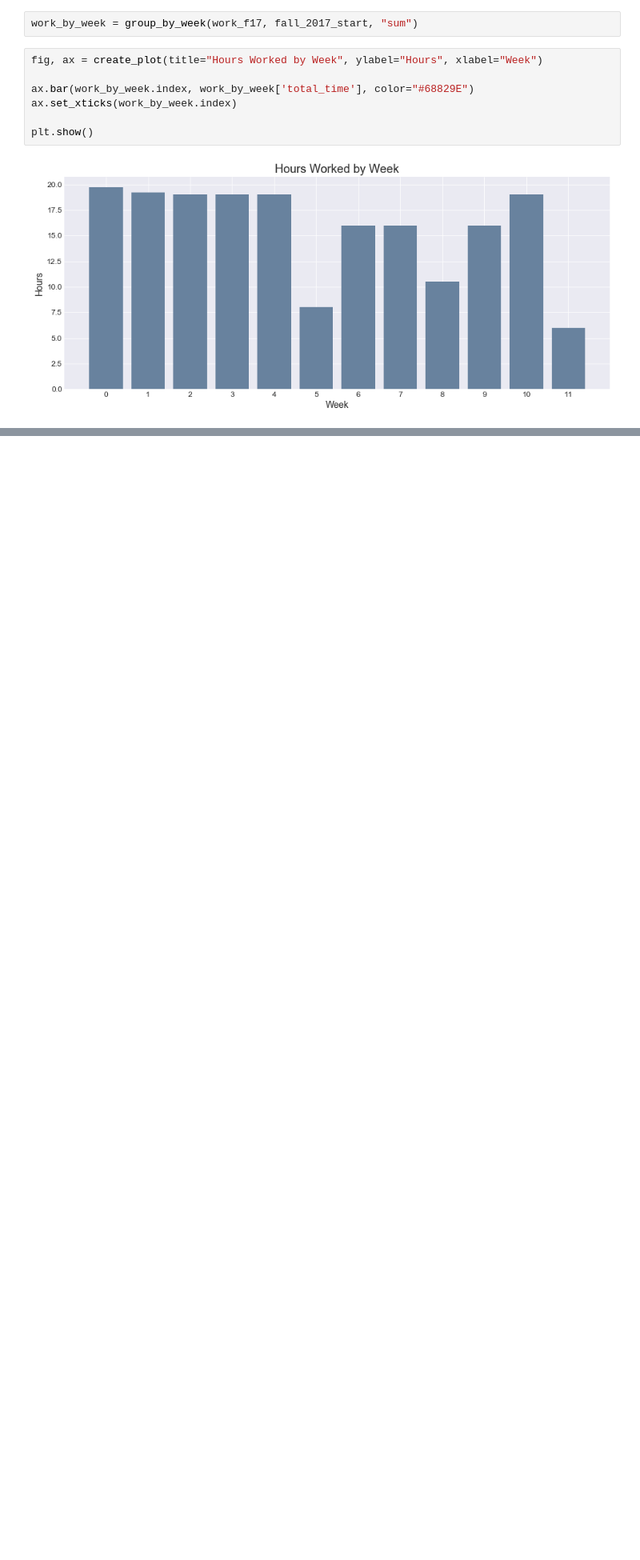
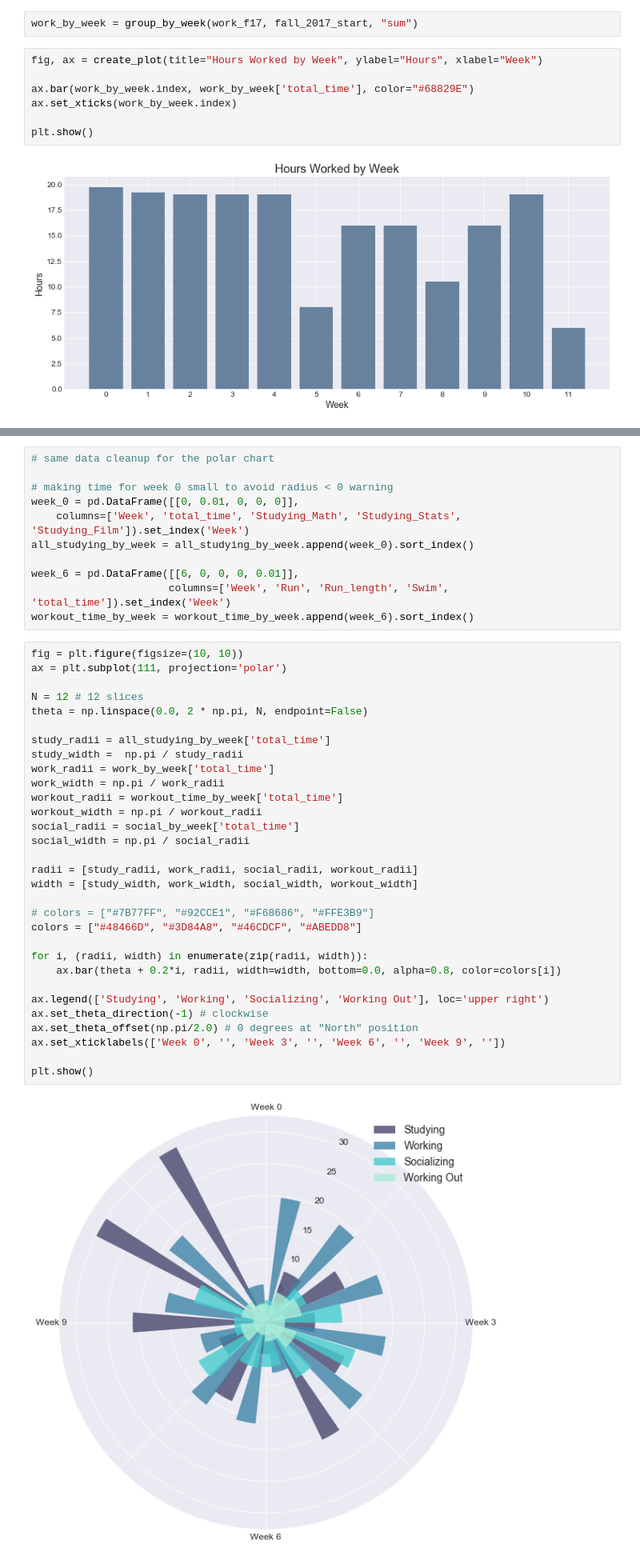
Before and after one commit to ashleyshine/ticktock, a Jupyter notebook: Tracking-Time.ipynb, the cells around one changed output, grey strips where cells are left out. Shown at 80% size. Saved outputs shown, nothing was run; the diff lists cells and outputs as text; blank space fills up the shorter version.

```diff
--- a/Tracking-Time.ipynb
+++ b/Tracking-Time.ipynb
@@ -691,0 +695,44 @@ plt.show()
+# %%
+# same data cleanup for the polar chart
+
+# making time for week 0 small to avoid radius < 0 warning
+week_0 = pd.DataFrame([[0, 0.01, 0, 0, 0]],
+    columns=['Week', 'total_time', 'Studying_Math', 'Studying_Stats', 'Studying_Film']).set_index('Week')
+all_studying_by_week = all_studying_by_week.append(week_0).sort_index()
+
+week_6 = pd.DataFrame([[6, 0, 0, 0, 0.01]],
+                      columns=['Week', 'Run', 'Run_length', 'Swim', 'total_time']).set_index('Week')
+workout_time_by_week = workout_time_by_week.append(week_6).sort_index()
+# %%
+fig = plt.figure(figsize=(10, 10))
+ax = plt.subplot(111, projection='polar')
+
+N = 12 # 12 slices
+theta = np.linspace(0.0, 2 * np.pi, N, endpoint=False)
+
+study_radii = all_studying_by_week['total_time']
+study_width =  np.pi / study_radii
+work_radii = work_by_week['total_time']
+work_width = np.pi / work_radii
+workout_radii = workout_time_by_week['total_time']
+workout_width = np.pi / workout_radii
+social_radii = social_by_week['total_time']
+social_width = np.pi / social_radii
+
+radii = [study_radii, work_radii, social_radii, workout_radii]
+width = [study_width, work_width, social_width, workout_width]
+
+# colors = ["#7B77FF", "#92CCE1", "#F68686", "#FFE3B9"]
+colors = ["#48466D", "#3D84A8", "#46CDCF", "#ABEDD8"]
+
+for i, (radii, width) in enumerate(zip(radii, width)):
+    ax.bar(theta + 0.2*i, radii, width=width, bottom=0.0, alpha=0.8, color=colors[i])
+
+ax.legend(['Studying', 'Working', 'Socializing', 'Working Out'], loc='upper right')
+ax.set_theta_direction(-1) # clockwise
+ax.set_theta_offset(np.pi/2.0) # 0 degrees at "North" position
+ax.set_xticklabels(['Week 0', '', 'Week 3', '', 'Week 6', '', 'Week 9', ''])
+
+plt.show()
+# %% [output]
+[figure, added]
```
Also changed, not shown: parts of 5 cells of this notebook.
